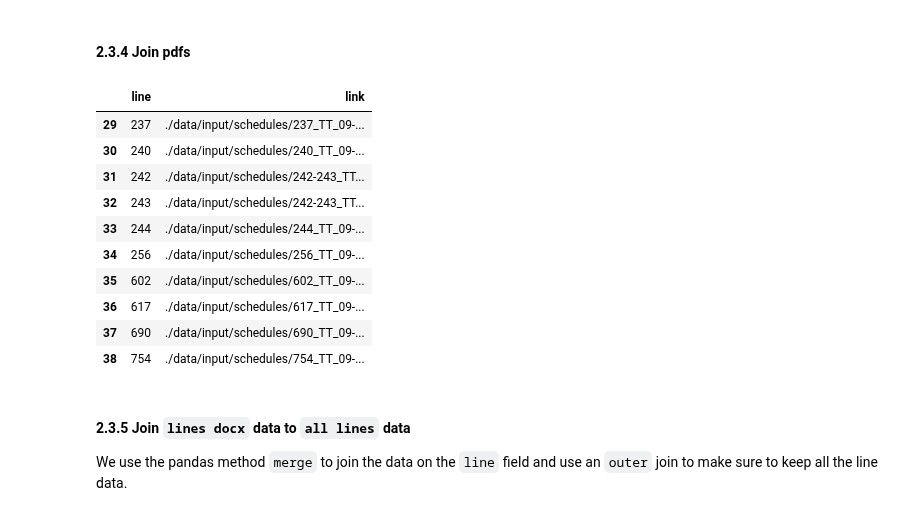
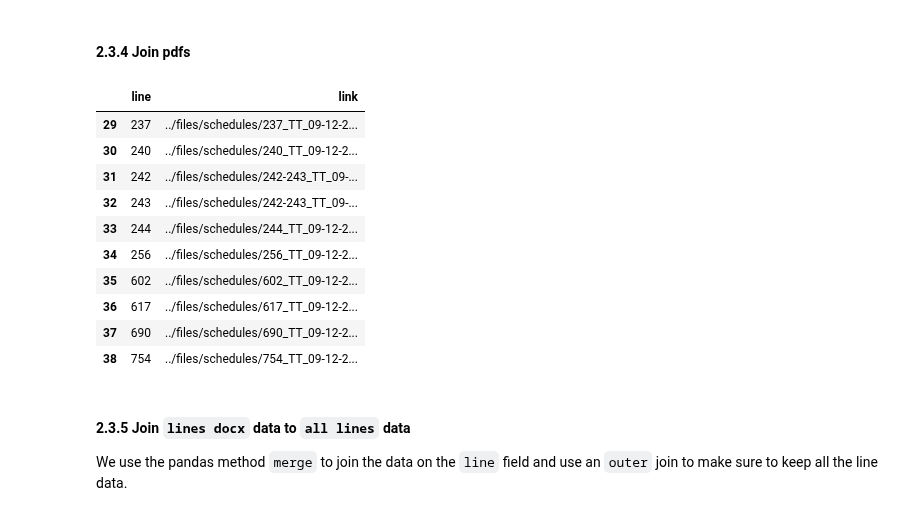
Before and after one commit to LACMTA/mybus-dev, a Jupyter notebook: notebooks/take_all_converter.ipynb, the cells around one changed output. Saved outputs shown, nothing was run; the diff lists cells and outputs as text; code cells hidden in the pictures.

```diff
--- a/notebooks/take_all_converter.ipynb
+++ b/notebooks/take_all_converter.ipynb
@@ -220,39 +220,39 @@ lines_takeone_df = lines_takeone_df.append(dupes)
 # %%
 # import shutil
 import os
 
 #define the folders to look through
-folders = os.listdir("../files/input/schedules")
+folders = os.listdir("../files/schedules")
 
 #set an array for the file types
 pdfs_list = []
 
 #create a list of file types
-for root, dirs, files in os.walk("../files/input/schedules"):
+for root, dirs, files in os.walk("../files/schedules"):
     for filename in files:
         lines = filename.replace(" ","").split("_TT")[0].split("-")
         for line in lines:
             this_schedule = {}
             this_schedule['line'] = line.lstrip("0")
-            this_schedule['link'] = "./files/input/schedules/"+filename
+            this_schedule['link'] = "../files/schedules/"+filename
             pdfs_list.append(this_schedule)
             # print(line)
 # print(pdfs_list)
 
 schedule_df = pd.DataFrame(pdfs_list)
 schedule_df.tail(10)
 # %% [output]
 |  | line | link |
-| 29 | 237 | ./data/input/schedules/237_TT_09-... |
-| 30 | 240 | ./data/input/schedules/240_TT_09-... |
-| 31 | 242 | ./data/input/schedules/242-243_TT... |
-| 32 | 243 | ./data/input/schedules/242-243_TT... |
-| 33 | 244 | ./data/input/schedules/244_TT_09-... |
-| 34 | 256 | ./data/input/schedules/256_TT_09-... |
-| 35 | 602 | ./data/input/schedules/602_TT_09-... |
-| 36 | 617 | ./data/input/schedules/617_TT_09-... |
-| 37 | 690 | ./data/input/schedules/690_TT_09-... |
-| 38 | 754 | ./data/input/schedules/754_TT_09-... |
+| 29 | 237 | ../files/schedules/237_TT_09-12-2... |
+| 30 | 240 | ../files/schedules/240_TT_09-12-2... |
+| 31 | 242 | ../files/schedules/242-243_TT_09-... |
+| 32 | 243 | ../files/schedules/242-243_TT_09-... |
+| 33 | 244 | ../files/schedules/244_TT_09-12-2... |
+| 34 | 256 | ../files/schedules/256_TT_09-12-2... |
+| 35 | 602 | ../files/schedules/602_TT_09-12-2... |
+| 36 | 617 | ../files/schedules/617_TT_09-12-2... |
+| 37 | 690 | ../files/schedules/690_TT_09-12-2... |
+| 38 | 754 | ../files/schedules/754_TT_09-12-2... |
 # %% [markdown]
 #### 2.3.5 Join `lines docx` data to `all lines` data
 
```
